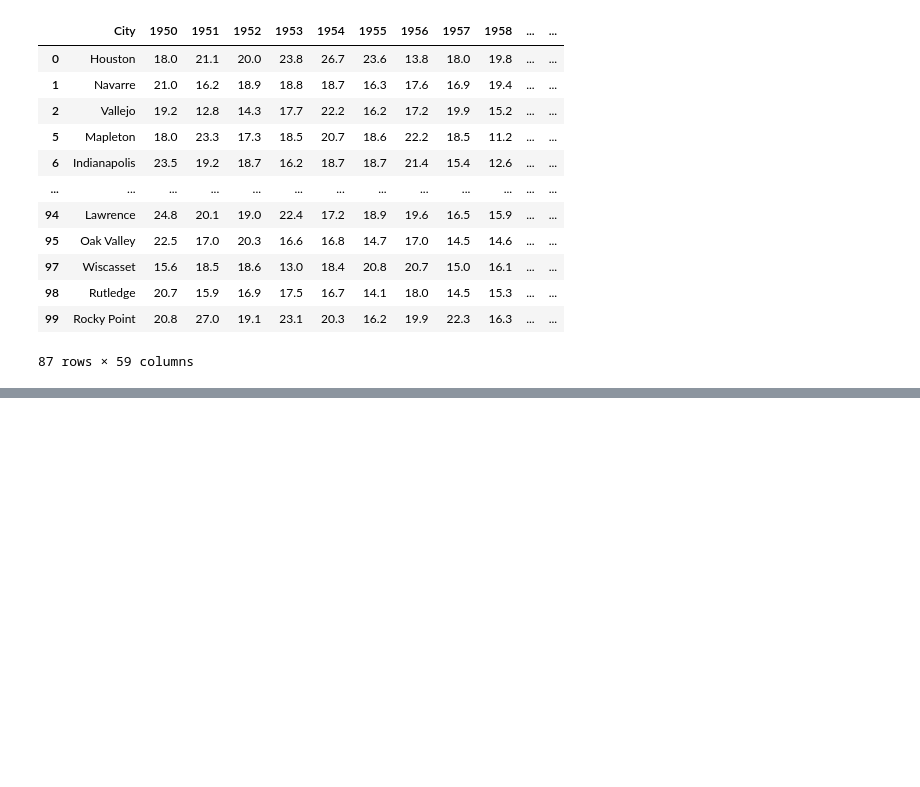
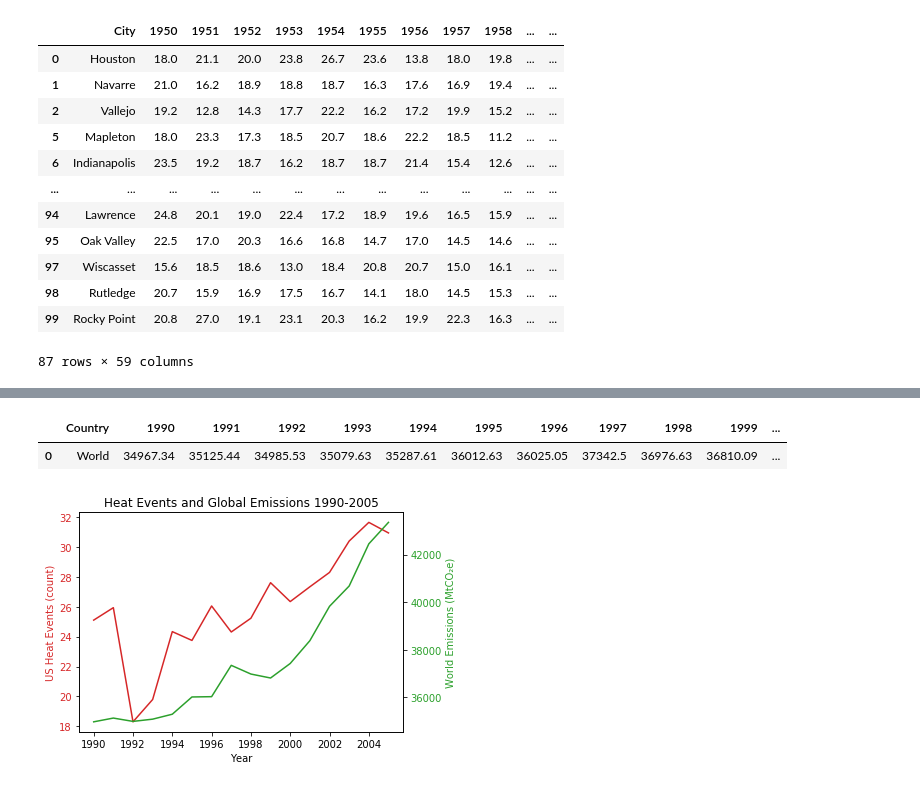
Before and after one commit to sarahgao22sg/Project1, a Jupyter notebook: Sylvester code and output/Plotting notebook.ipynb, the cells around one changed output, grey strips where cells are left out. Cells and saved outputs as stored; diff of their text form; code cells hidden in the pictures; blank space fills up the shorter version.

Commit message:
made graphs incorporating emissions data and added screenshots

```diff
--- a/Sylvester code and output/Plotting notebook.ipynb
+++ b/Sylvester code and output/Plotting notebook.ipynb
@@ -259,3 +261,56 @@ new_fig.add_layer(city_layer)
 new_fig
 # %% [output]
 [interactive output not drawn]
+# %%
+# Getting global emissions Data
+emission_csv = pd.read_csv("historical_emission_copy.csv")
+#Creating new heat df that matches available years for emissions data
+heat_df_1990 = heat_df[['City', '1990', '1991', '1992', '1993', '1994', '1995', '1996', '1997', '1998', '1999', '2000', '2001', '2002', '2003', '2004', '2005']]
+heat_df_1990
+#clean up emissions df
+emission_df = pd.DataFrame(emission_csv)
+emission_df_world = emission_df[emission_df['Country'] == 'World']
+emission_df_world = emission_df_world[emission_df_world['Sector'] == 'Total including LUCF']
+emission_df_world = emission_df_world[emission_df_world['Gas'] == 'All GHG']
+emission_df_world = emission_df_world[['Country', '1990', '1991', '1992', '1993', '1994', '1995', '1996', '1997', '1998', '1999', '2000', '2001', '2002', '2003', '2004', '2005']]
+emission_df_world
+# %% [output]
+|  | Country | 1990 | 1991 | 1992 | 1993 | 1994 | 1995 | 1996 | 1997 | 1998 | 1999 | ... |
+| 0 | World | 34967.34 | 35125.44 | 34985.53 | 35079.63 | 35287.61 | 36012.63 | 36025.05 | 37342.5 | 36976.63 | 36810.09 | ... |
+# %%
+#create lists to capture heat and emissions data for set of years
+years_1990 = list(range(1990, 2006))
+heat_averages_1990 = []
+emm_1990 = []
+rain_averages_1990 = []
+for year in years_1990:
+    heat_averages_1990.append(heat_df[str(year)].mean())
+    emm_1990.append(emission_df_world[str(year)].values)
+    rain_averages_1990.append(rain_df[str(year)].mean())
+#create dataframe with info incase I need it later
+heat_averages_1990
+heat_dict_1990 = {'Year': years_1990, 'Heat Events': heat_averages_1990, 'Emissions': emm_1990}
+world_emm_heat = pd.DataFrame(heat_dict_1990)
+#world_emm_heat['Emissions'] = world_emm_heat['Emissions'].str[0]
+world_emm_heat
+
+#plot both lines (had to look up matplotlib documentation)
+fig, ax1 = plt.subplots()
+
+color = 'tab:red'
+ax1.set_xlabel('Year')
+ax1.set_ylabel('US Heat Events (count)', color=color)
+ax1.plot(years_1990, heat_averages_1990, color=color)
+ax1.tick_params(axis='y', labelcolor=color)
+
+ax2 = ax1.twinx()
+
+color = 'tab:green'
+ax2.set_ylabel('World Emissions (MtCO₂e)', color=color)
+ax2.plot(years_1990, emm_1990, color=color)
+ax2.tick_params(axis='y', labelcolor=color)
+plt.title("Heat Events and Global Emissions 1990-2005")
+fig.tight_layout()
+plt.show()
+# %% [output]
+[figure, added]
```
Also changed, not shown: parts of 3 cells of this notebook, 5 other files.
